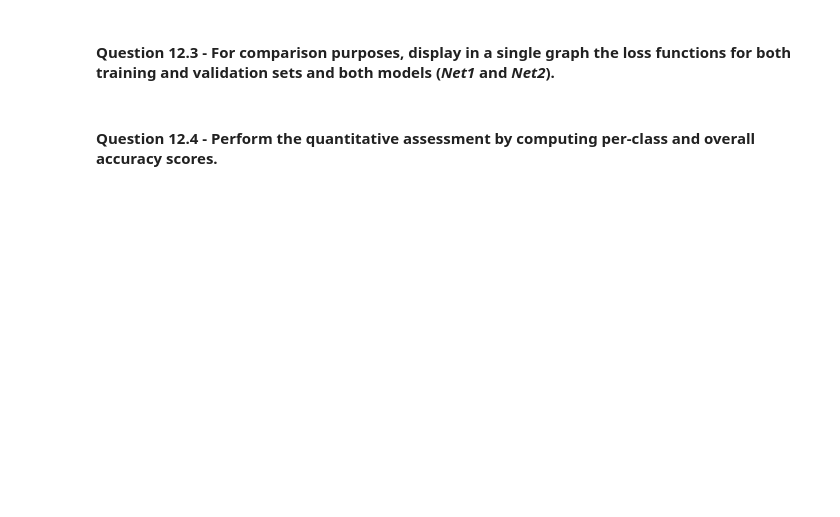
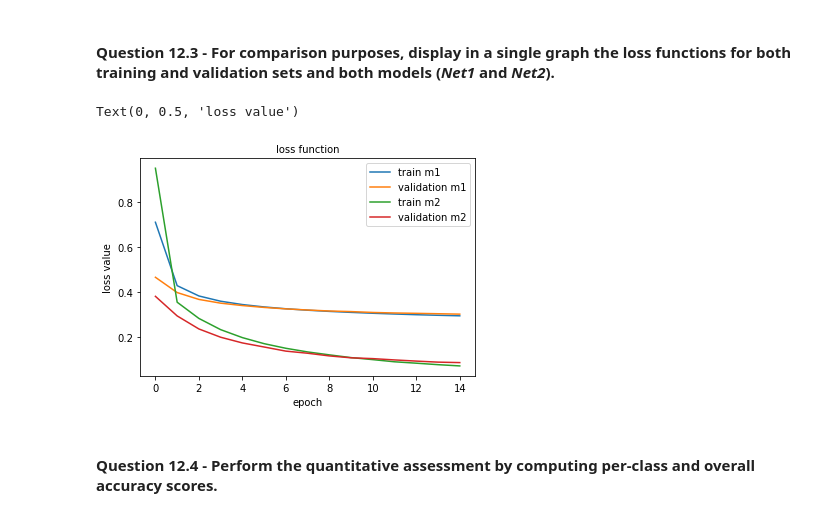
Before and after one commit to mm0806son/2110D_DeepLearning, a Jupyter notebook: lab-session-3-MLP-MNIST-student.ipynb, the cells around one changed output. Cells and saved outputs as stored; diff of their text form; code cells hidden in the pictures; blank space fills up the shorter version.

```diff
--- a/lab-session-3-MLP-MNIST-student.ipynb
+++ b/lab-session-3-MLP-MNIST-student.ipynb
@@ -142,7 +157,7 @@ optimizer = torch.optim.SGD(model_1.parameters(),lr = 0.01) # specify optimizer
 
 Let us train the network defined above. Each step is described in the comments below.
 # %%
-n_epochs = 30 # number of epochs to train the model
+n_epochs = 15 # number of epochs to train the model
 
 def training(n_epochs, train_loader, valid_loader, model, criterion, optimizer):
 
@@ -382,2 +490,4 @@ optimizer =
+# %%
+optimizer = torch.optim.SGD(model_2.parameters(),lr = 0.01) # specify optimizer (stochastic gradient descent) and learning rate
 # %% [markdown]
 #### Use the "training" function in Section 6 to train the model_2.
@@ -385,0 +494,4 @@ train_losses_2, valid_losses_2 =
+# %%
+
+# train_losses_1, valid_losses_1 = training(n_epochs, train_loader, valid_loader, model_1, criterion, optimizer)
+train_losses_2, valid_losses_2 = training(n_epochs, train_loader, valid_loader, model_2, criterion, optimizer)
@@ -386,15 +516,20 @@ train_losses_2, valid_losses_2 =
 # %% [markdown]
 #### **Question 12.3** - For comparison purposes, display in a single graph the loss functions for both training and validation sets and both models (*Net1* and *Net2*).
 # %%
-
-
+plt.plot(range(n_epochs), train_losses_1)
+plt.plot(range(n_epochs), valid_losses_1)
+plt.plot(range(n_epochs), train_losses_2)
+plt.plot(range(n_epochs), valid_losses_2)
 
 
 
 plt.legend(['train m1', 'validation m1', 'train m2', 'validation m2'], prop={'size': 10})
 plt.title('loss function', size=10)
 plt.xlabel('epoch', size=10)
 plt.ylabel('loss value', size=10)
+# %% [output]
+Text(0, 0.5, 'loss value')
+[figure, added]
 # %% [markdown]
 #### **Question 12.4** - Perform the quantitative assessment by computing per-class and overall accuracy scores.
 # %%
```
Also changed, not shown: parts of 28 cells of this notebook.
